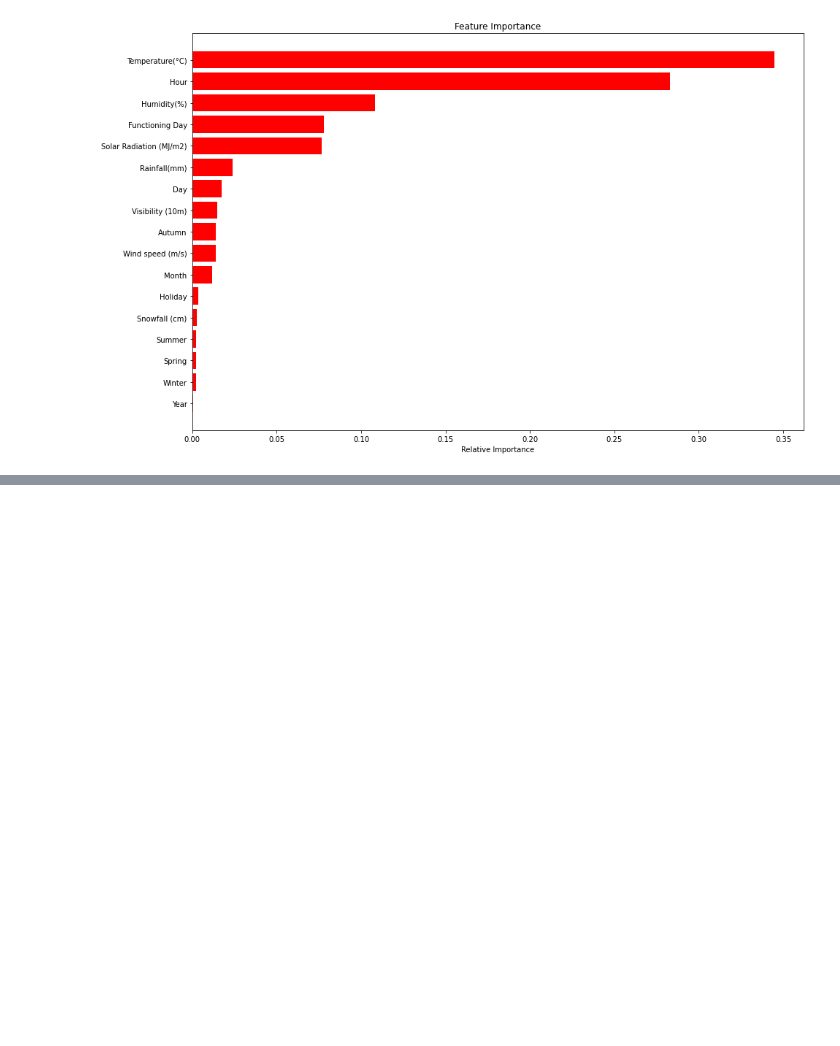
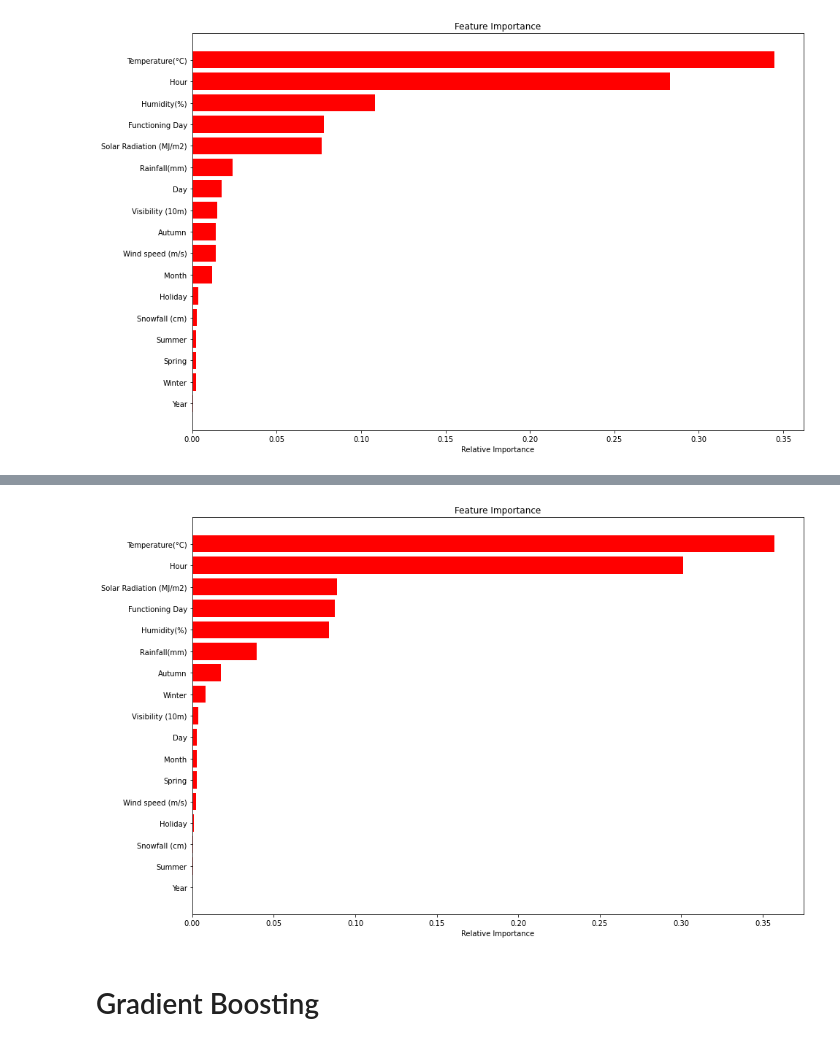
Before and after one commit to Ankitgpt357/Bike-Sharing-demand-prediction, a Jupyter notebook: Bike-Sharing-demand.ipynb, the cells around one changed output, grey strips where cells are left out. Cells and saved outputs as stored; diff of their text form; code cells hidden in the pictures; blank space fills up the shorter version.

```diff
--- a/Bike-Sharing-demand.ipynb
+++ b/Bike-Sharing-demand.ipynb
@@ -739,0 +763,10 @@ get_features_importance(dt_model,X_train)
+# %%
+#optimal rf model
+optimal_rf_model=rf_grid.best_estimator_
+# %%
+#getting and visualizing features importance  of rf model
+get_features_importance(optimal_rf_model,X_train)
+# %% [output]
+[figure, added]
+# %% [markdown]
+# Gradient Boosting
```
Also changed, not shown: parts of 12 cells of this notebook.
